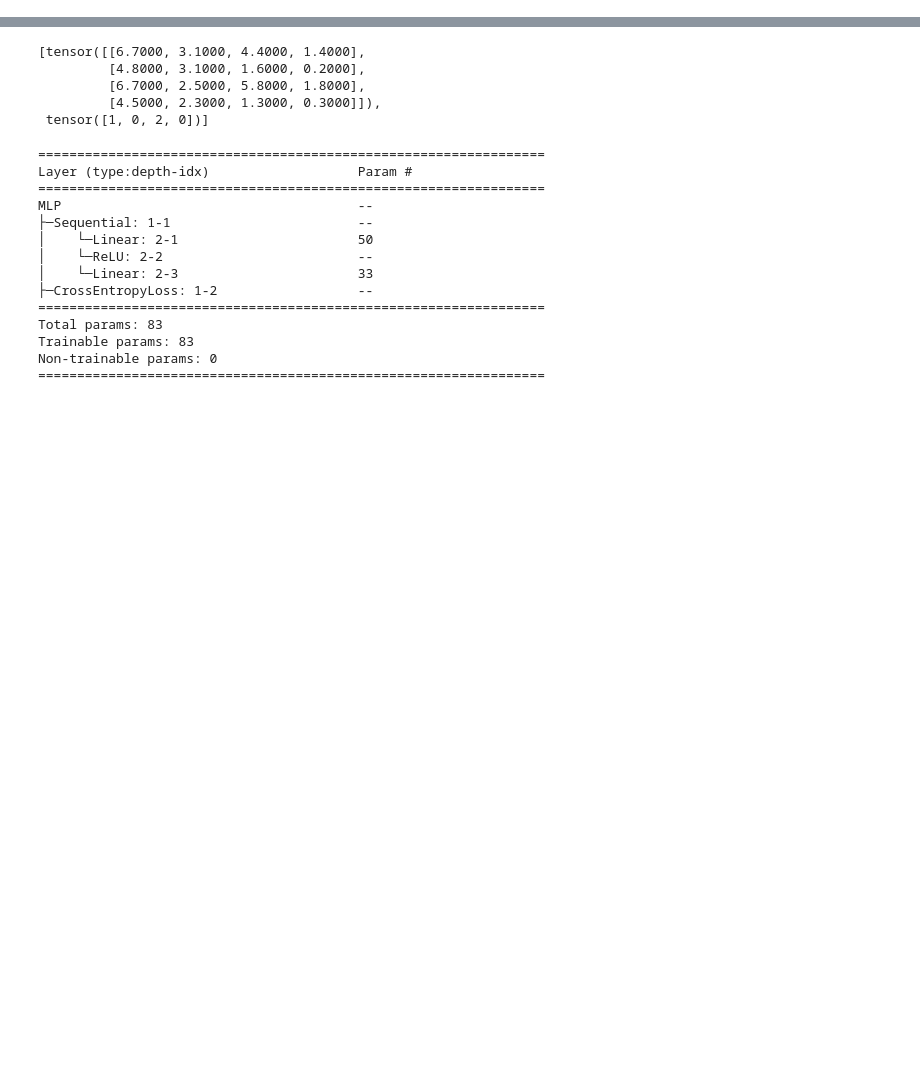
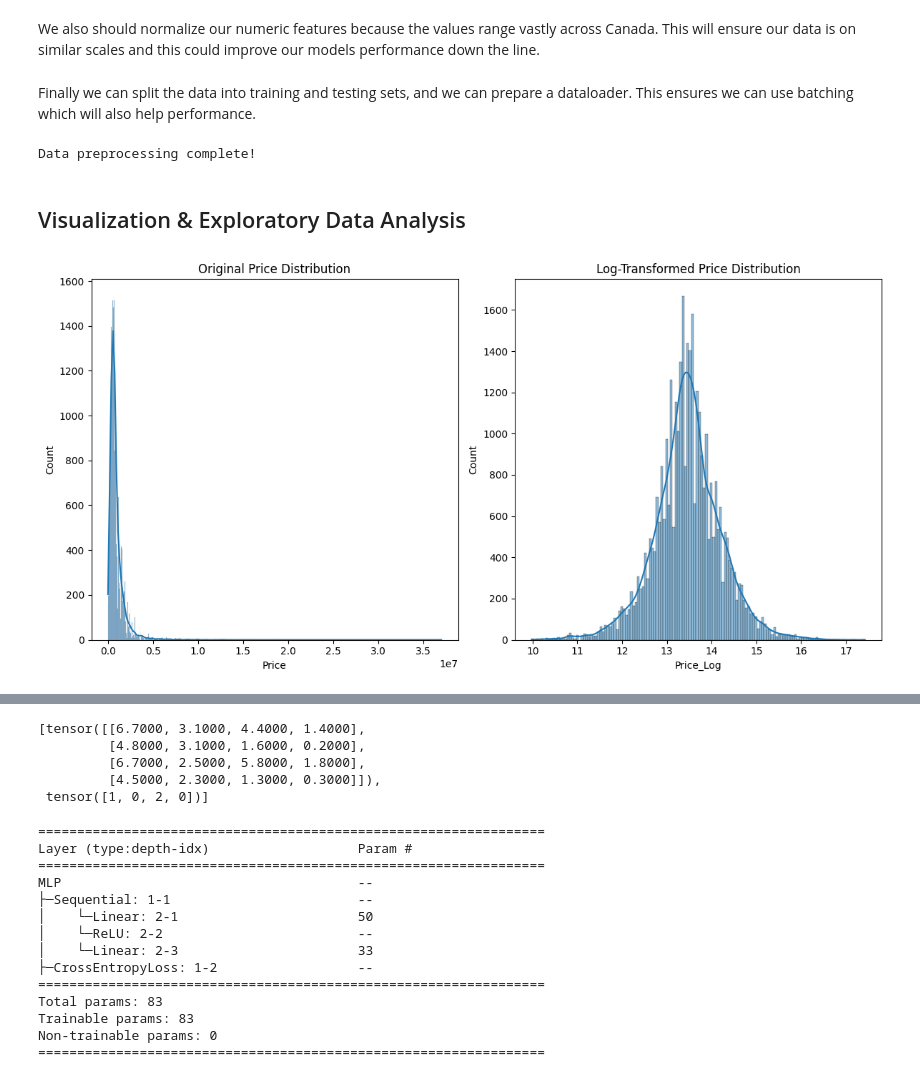
Before and after one commit to sandeepv6/house-prediction-tool, a Jupyter notebook: model/my_model.ipynb, the cells around one changed output, grey strips where cells are left out. Saved outputs shown, nothing was run; the diff lists cells and outputs as text; code cells hidden in the pictures; blank space fills up the shorter version.

```diff
--- a/model/my_model.ipynb
+++ b/model/my_model.ipynb
@@ -21,0 +68,2 @@ df.head()
+# %%
+df = df.drop(columns=['Address'])
@@ -21,0 +72,5 @@ df.head()
+# %%
+city_mapping = {city: idx for idx, city in enumerate(df['City'].unique())}
+province_mapping = {province: idx for idx, province in enumerate(df['Province'].unique())}
+df['City'] = df['City'].map(city_mapping)
+df['Province'] = df['Province'].map(province_mapping)
@@ -21,0 +87,2 @@ df.head()
+# %% [markdown]
+We also should normalize our numeric features because the values range vastly across Canada. This will ensure our data is on similar scales and this could improve our models performance down the line.
@@ -21,0 +96,42 @@ df.head()
+# %% [markdown]
+Finally we can split the data into training and testing sets, and we can prepare a dataloader. This ensures we can use batching which will also help performance.
+# %%
+# Split into train and test datasets
+train_size = int(0.8 * len(dataset))
+test_size = len(dataset) - train_size
+train_dataset, test_dataset = random_split(dataset, [train_size, test_size])
+
+# Create DataLoaders for batching
+train_loader = DataLoader(train_dataset, batch_size=32, shuffle=True)
+test_loader = DataLoader(test_dataset, batch_size=32, shuffle=False)
+
+print("Data preprocessing complete!")
+# %% [output]
+Data preprocessing complete!
+# %% [markdown]
+## Visualization & Exploratory Data Analysis
+# %%
+import numpy as np
+import matplotlib.pyplot as plt
+import seaborn as sns
+
+# Apply log transformation to Price
+df['Price_Log'] = np.log1p(df['Price'])  # log1p handles log(1 + x), avoiding log(0)
+
+# Visualize the original and transformed distributions
+plt.figure(figsize=(12, 6))
+
+# Original Price Distribution
+plt.subplot(1, 2, 1)
+sns.histplot(df['Price'], kde=True)
+plt.title('Original Price Distribution')
+
+# Log-Transformed Price Distribution
+plt.subplot(1, 2, 2)
+sns.histplot(df['Price_Log'], kde=True)
+plt.title('Log-Transformed Price Distribution')
+
+plt.tight_layout()
+plt.show()
+# %% [output]
+[figure, added]
```
Also changed, not shown: parts of 14 cells of this notebook, 1 other file.
